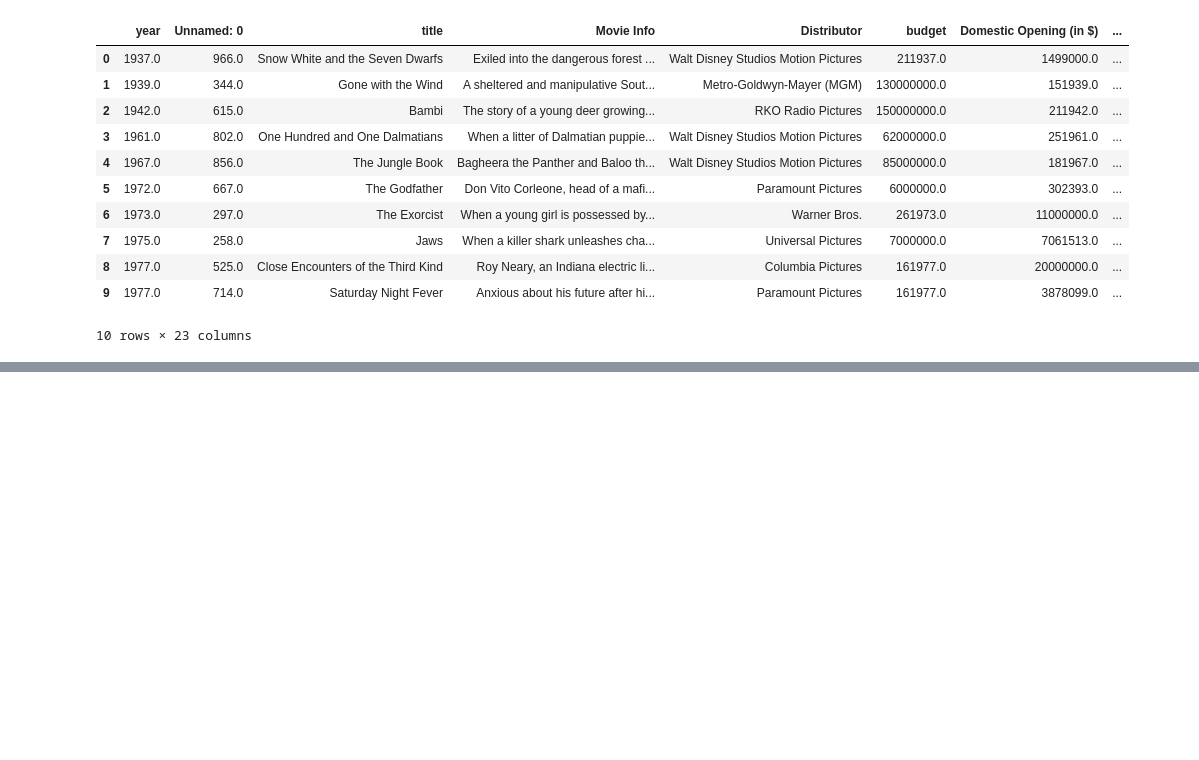
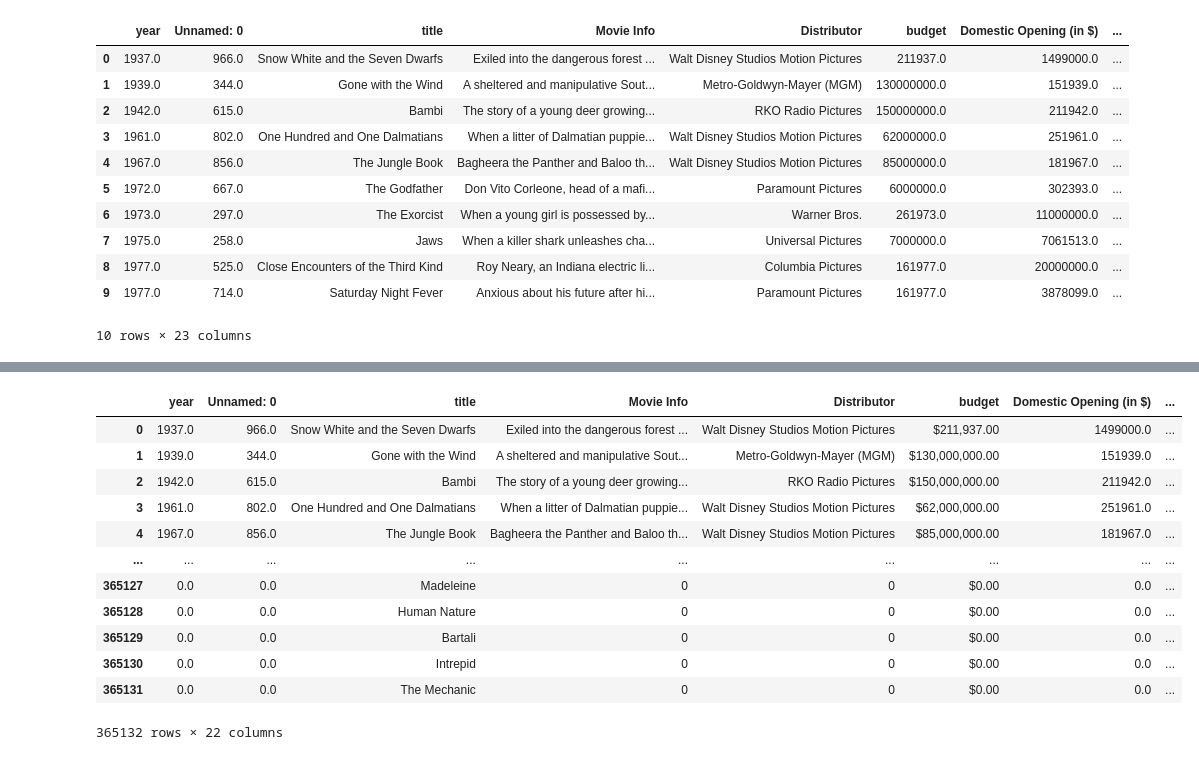
Before and after one commit to eliza0101/Project-1, a Jupyter notebook: combined-1.ipynb, the cells around one changed output, grey strips where cells are left out. Saved outputs shown, nothing was run; the diff lists cells and outputs as text; code cells hidden in the pictures; blank space fills up the shorter version.

```diff
--- a/combined-1.ipynb
+++ b/combined-1.ipynb
@@ -126,0 +152,19 @@ combined_movie_df.to_csv('clean_combo_movie_data.csv', index=True)
+# %%
+# Convert 'gross' and 'budget' columns to string if they are not already
+combined_movie_df['gross'] = combined_movie_df['gross'].astype(str)
+combined_movie_df['budget'] = combined_movie_df['budget'].astype(str)
+
+# Clean 'gross' and 'budget' columns: remove '$' and ','
+combined_movie_df['gross'] = combined_movie_df['gross'].str.replace('[\$,]', '', regex=True)
+combined_movie_df['budget'] = combined_movie_df['budget'].str.replace('[\$,]', '', regex=True)
+
+# Convert 'gross' and 'budget' columns to numeric
+combined_movie_df['gross'] = pd.to_numeric(combined_movie_df['gross'], errors='coerce')
+combined_movie_df['budget'] = pd.to_numeric(combined_movie_df['budget'], errors='coerce')
+
+# Format 'gross' and 'budget' columns back to dollars
+combined_movie_df['gross'] = combined_movie_df['gross'].map(lambda x: '${:,.2f}'.format(x))
+combined_movie_df['budget'] = combined_movie_df['budget'].map(lambda x: '${:,.2f}'.format(x))
+# %%
+#drop gross duplicate
+combined_movie_df.drop('gross.1', axis=1, inplace=True)
@@ -126,0 +191,16 @@ combined_movie_df.to_csv('clean_combo_movie_data.csv', index=True)
+# %%
+combined_movie_df
+# %% [output]
+|  | year | Unnamed: 0 | title | Movie Info | Distributor | budget | Domestic Opening (in $) | ... |
+| 0 | 1937.0 | 966.0 | Snow White and the Seven Dwarfs | Exiled into the dangerous forest ... | Walt Disney Studios Motion Pictures | $211,937.00 | 1499000.0 | ... |
+| 1 | 1939.0 | 344.0 | Gone with the Wind | A sheltered and manipulative Sout... | Metro-Goldwyn-Mayer (MGM) | $130,000,000.00 | 151939.0 | ... |
+| 2 | 1942.0 | 615.0 | Bambi | The story of a young deer growing... | RKO Radio Pictures | $150,000,000.00 | 211942.0 | ... |
+| 3 | 1961.0 | 802.0 | One Hundred and One Dalmatians | When a litter of Dalmatian puppie... | Walt Disney Studios Motion Pictures | $62,000,000.00 | 251961.0 | ... |
+| 4 | 1967.0 | 856.0 | The Jungle Book | Bagheera the Panther and Baloo th... | Walt Disney Studios Motion Pictures | $85,000,000.00 | 181967.0 | ... |
+| ... | ... | ... | ... | ... | ... | ... | ... | ... |
+| 365127 | 0.0 | 0.0 | Madeleine | 0 | 0 | $0.00 | 0.0 | ... |
+| 365128 | 0.0 | 0.0 | Human Nature | 0 | 0 | $0.00 | 0.0 | ... |
+| 365129 | 0.0 | 0.0 | Bartali | 0 | 0 | $0.00 | 0.0 | ... |
+| 365130 | 0.0 | 0.0 | Intrepid | 0 | 0 | $0.00 | 0.0 | ... |
+| 365131 | 0.0 | 0.0 | The Mechanic | 0 | 0 | $0.00 | 0.0 | ... |
+365132 rows × 22 columns
```
Also changed, not shown: parts of 16 cells of this notebook, 4 other files.
